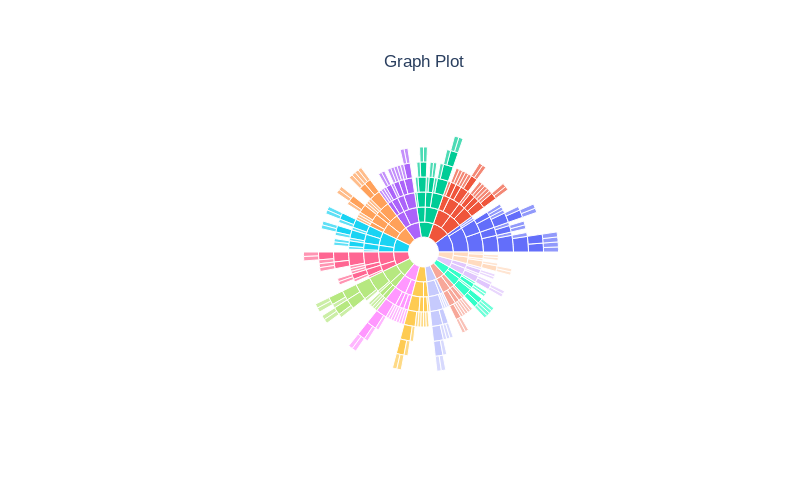
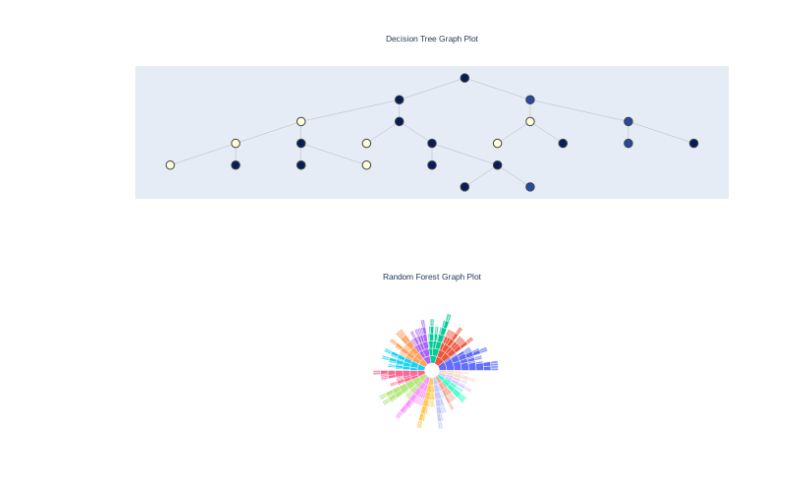
Before and after one commit to wolfenfeld/Palant-ri, a Jupyter notebook: notebooks/graph_demo.ipynb, the cells around one changed output. Drawn from its saved outputs; the diff is of its cells as text; code cells hidden in the pictures.

Commit message:
updated graph plots and generated html plots

```diff
--- a/notebooks/graph_demo.ipynb
+++ b/notebooks/graph_demo.ipynb
@@ -35,0 +31,22 @@ plot_handler.plot_graph()
+# %%
+tree = DecisionTreeClassifier()
+tree.fit(X, y)
+plot_handler = DecisionTreePlotHandler(decision_tree=tree,feature_names=feature_names)
+layout = go.Layout(title=dict(text='Decision Tree Graph Plot', x=0.5),
+                                      xaxis=dict(
+                                          autorange=True,
+                                          showgrid=False,
+                                          zeroline=False,
+                                          showline=False,
+                                          ticks='',
+                                          showticklabels=False),
+                                      yaxis=dict(
+                                          autorange=True,
+                                          showgrid=False,
+                                          zeroline=False,
+                                          showline=False,
+                                          ticks='',
+                                          showticklabels=False))
+plot_handler.plot_graph(layout)
+# %% [output]
+[figure, added]
@@ -36,12 +55,27 @@ plot_handler.plot_graph()
 # %%
 forest = RandomForestClassifier(
     n_estimators=15,
     max_depth=7,
     random_state=42
 )
 
 forest.fit(X, y)
 plot_handler = RandomForestPlotHandler(random_forest=forest, feature_names=feature_names)
-plot_handler.plot_graph()
+layout = go.Layout(title=dict(text='Random Forest Graph Plot', x=0.5),
+                                      xaxis=dict(
+                                          autorange=True,
+                                          showgrid=False,
+                                          zeroline=False,
+                                          showline=False,
+                                          ticks='',
+                                          showticklabels=False),
+                                      yaxis=dict(
+                                          autorange=True,
+                                          showgrid=False,
+                                          zeroline=False,
+                                          showline=False,
+                                          ticks='',
+                                          showticklabels=False))
+plot_handler.plot_graph(layout)
 # %% [output]
-[figure, old version]
+[figure, new version]
```
Also changed, not shown: parts of 6 cells of this notebook, 4 other files.
